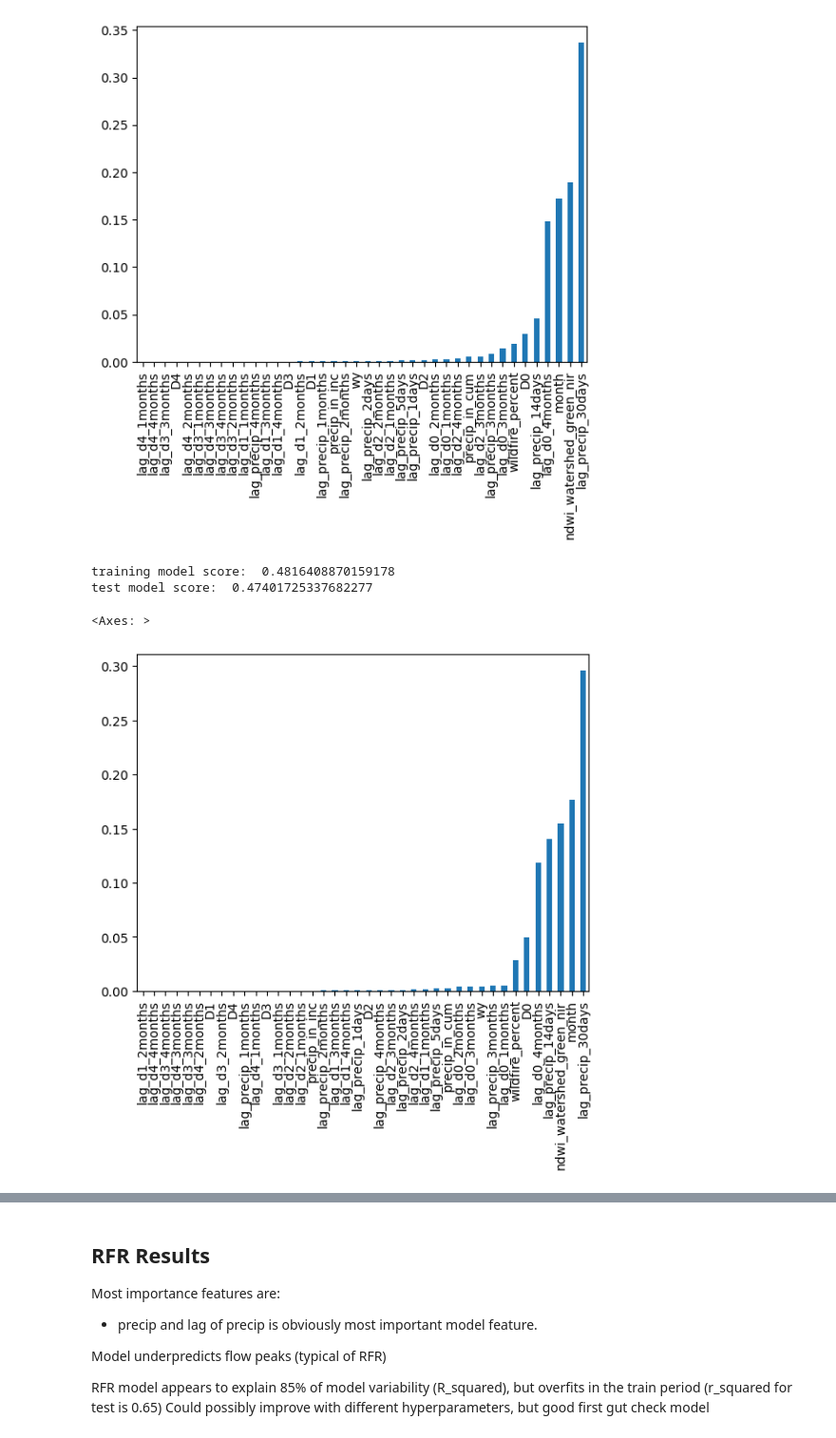
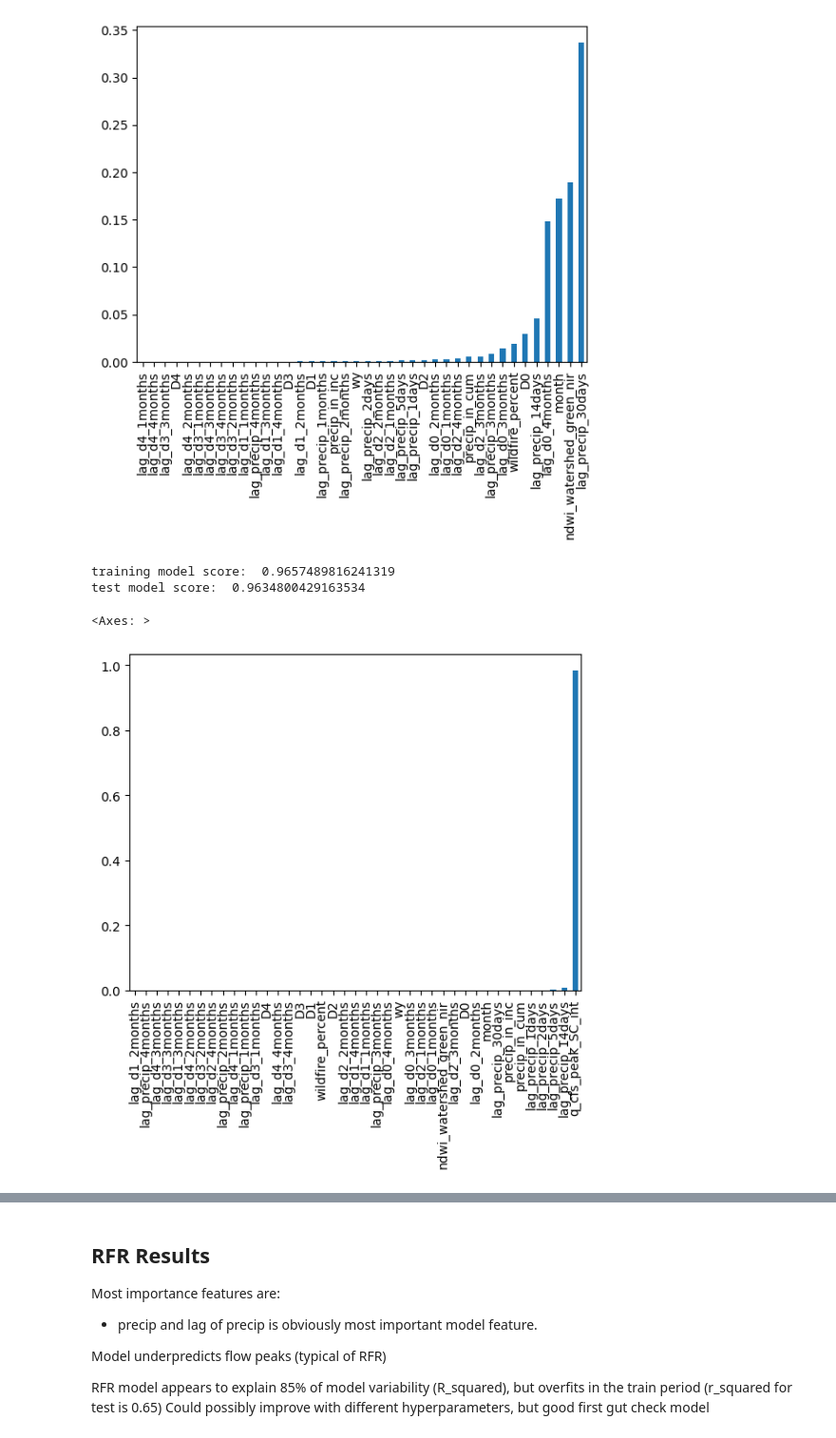
Before and after one commit to kpretz/San-Lorenzo-Flood-Prediction, a Jupyter notebook: 03_model.ipynb, the cells around one changed output, grey strips where cells are left out. Shown at 95% size. Cells and saved outputs as stored; diff of their text form; code cells hidden in the pictures.

```diff
--- a/03_model.ipynb
+++ b/03_model.ipynb
@@ -78,27 +106,27 @@ test model score:  0.4665003309563107
 <Axes: >
 [figure]
 # %%
-X = data_rfr.drop(['stage_ft_BT', 'stage_ft_SC', 'flood_stage_SC', 'flood_stage_BT', 'q_cfs_peak_SC_int', 'q_cfs_peak_BT_int', 'cy'], axis=1)
+X = data_rfr.drop(['stage_ft_BT', 'stage_ft_SC', 'flood_stage_SC', 'flood_stage_BT', 'q_cfs_peak_BT_int', 'cy'], axis=1)
 y = data_rfr['q_cfs_peak_BT_int']
 X_train_BT, X_test_BT, y_train_BT, y_test_BT = train_test_split(X, y, test_size=0.2, random_state=777)
 
 rfr = RandomForestRegressor(max_depth=5, n_estimators=100, random_state=777)
 rfr.fit(X_train_BT, y_train_BT)
 y_pred_BT = rfr.predict(X_test_BT)
 print('training model score: ', rfr.score(X_train_BT, y_train_BT))
 print('test model score: ', rfr.score(X_test_BT, y_test_BT))
 
 #next, we'll take a look at feature importance
 importances = rfr.feature_importances_
 forest_importances = pd.Series(importances, index=X_train_BT.columns)
 
 fig, ax = plt.subplots()
 forest_importances.sort_values().plot.bar(ax=ax)
 # %% [output]
-training model score:  0.4816408870159178
-test model score:  0.47401725337682277
+training model score:  0.9657489816241319
+test model score:  0.9634800429163534
 <Axes: >
-[figure, old version]
+[figure, new version]
 # %%
 ## plot results
 f, (ax1, ax2) = plt.subplots(1, 2, figsize=(12, 5))
```
Also changed, not shown: parts of 20 cells of this notebook.
